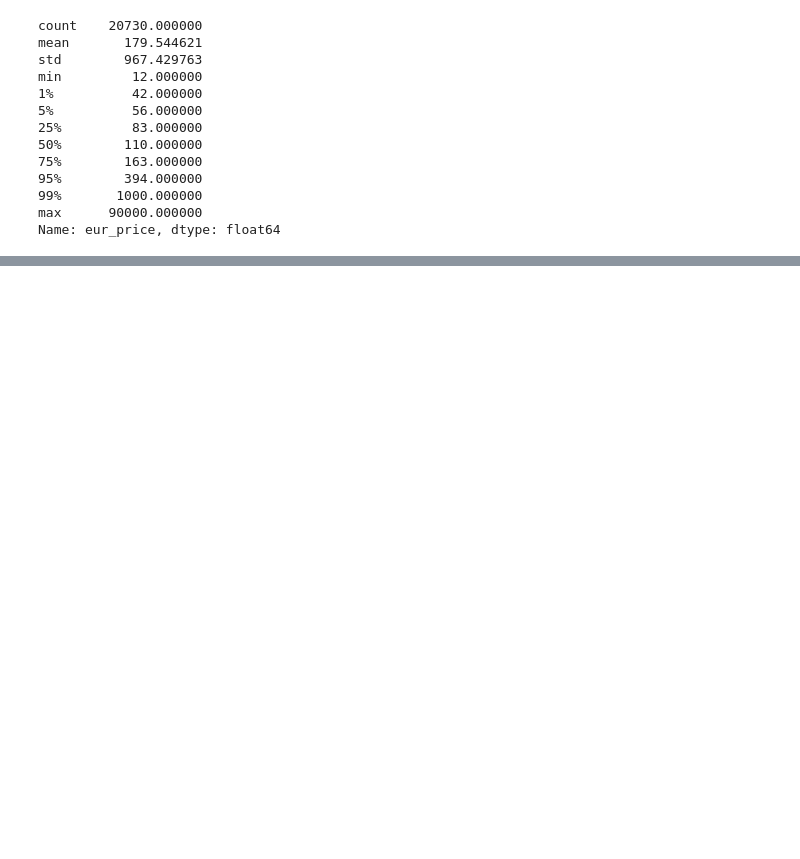
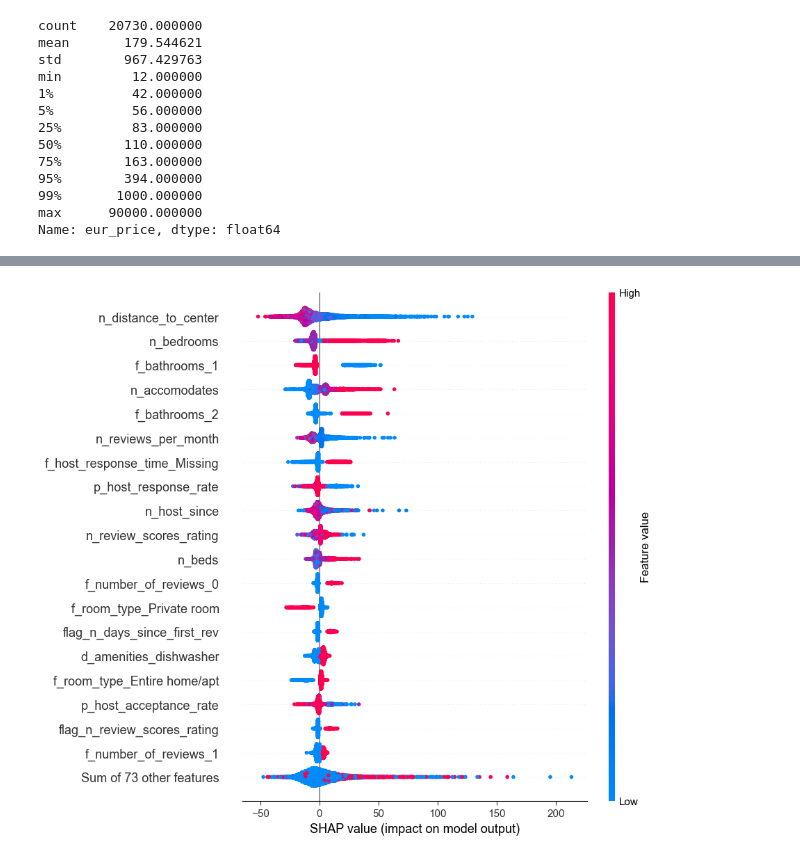
Before and after one commit to marton-nagy-marton/Data-Analysis-3, a Jupyter notebook: Home_Assignment_1/MartonNagy_DA3_HA1.ipynb, the cells around one changed output, grey strips where cells are left out. Drawn from its saved outputs; the diff is of its cells as text; code cells hidden in the pictures; blank space fills up the shorter version.

```diff
--- a/Home_Assignment_1/MartonNagy_DA3_HA1.ipynb
+++ b/Home_Assignment_1/MartonNagy_DA3_HA1.ipynb
@@ -654,0 +908,16 @@ xgb_model_cv.cv_results_["mean_test_score"].min()*-1
+# %%
+with open(Path("rf_shap_values.dill"), "wb") as f:
+    dill.dump(rf_shap_values, f)
+# %%
+X_encoded = xgb_best_pipeline["preprocess"].transform(data_holdout.filter(list(predictors_ml)))
+new_feature_names = [
+    i.replace("cat__", "").replace("num__", "")
+    for i in xgb_best_pipeline["preprocess"].get_feature_names_out()
+]
+X_holdout = pd.DataFrame(X_encoded, columns=new_feature_names)
+
+xgb_explainer = shap.TreeExplainer(xgb_best_pipeline["regressor"])
+xgb_shap_values = xgb_explainer(X_holdout)
+# %%
+with open(Path("xgb_shap_values.dill"), "wb") as f:
+    dill.dump(xgb_shap_values, f)
@@ -654,0 +926,9 @@ xgb_model_cv.cv_results_["mean_test_score"].min()*-1
+# %%
+with open(Path("rf_shap_values.dill"), "rb") as f:
+    rf_shap_values = dill.load(f)
+with open(Path("xgb_shap_values.dill"), "rb") as f:
+    xgb_shap_values = dill.load(f)
+# %%
+shap.plots.beeswarm(rf_shap_values, max_display = 20, show = True)
+# %% [output]
+[figure, added]
```
Also changed, not shown: parts of 107 cells of this notebook.
